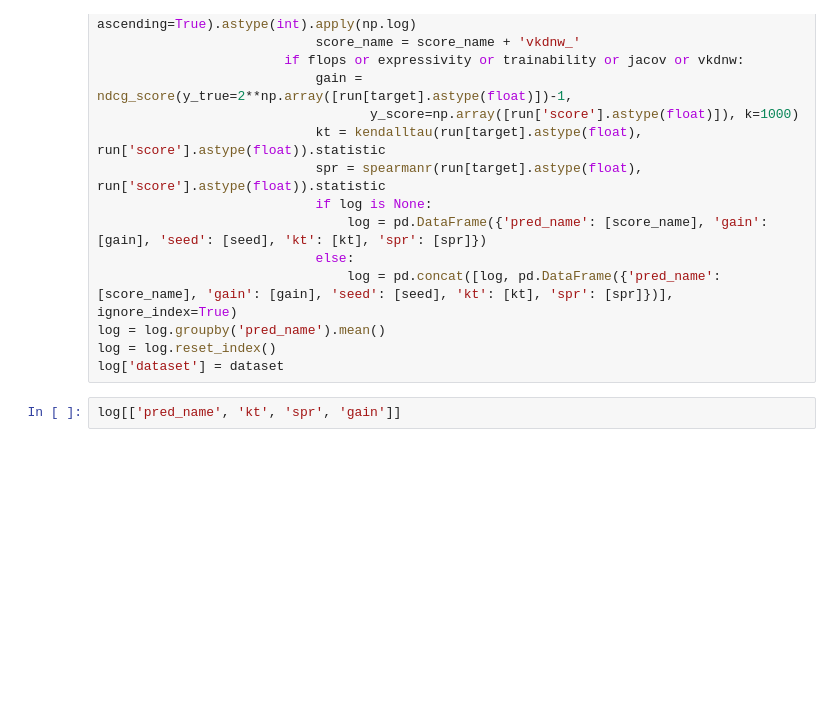
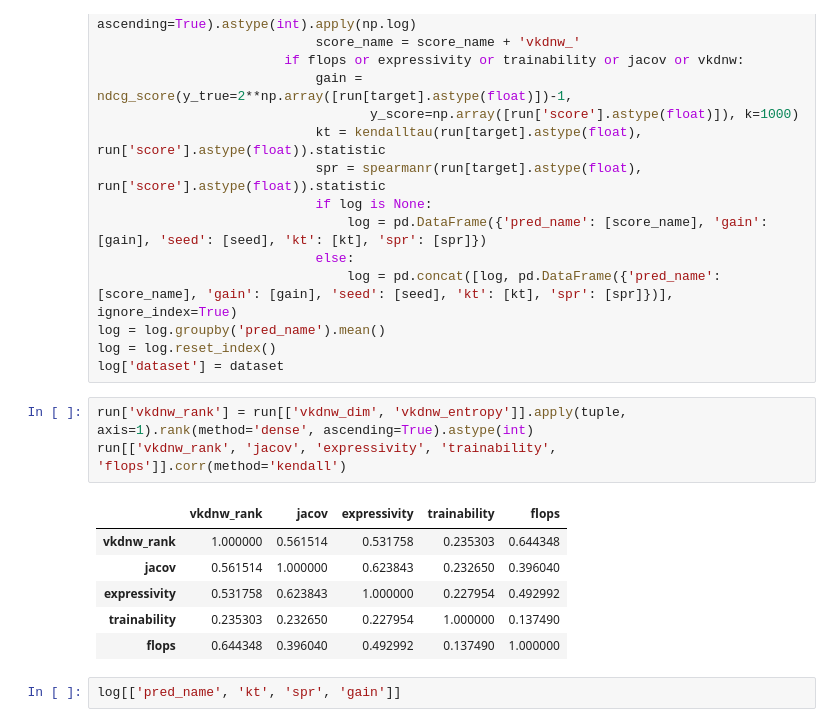
Before and after one commit to ondratybl/VKDNW, a Jupyter notebook: NB201/paper_preparation.ipynb, the cells around one changed output. Drawn from its saved outputs; the diff is of its cells as text; blank space fills up the shorter version.

```diff
--- a/NB201/paper_preparation.ipynb
+++ b/NB201/paper_preparation.ipynb
@@ -406,6 +406,16 @@ for run_str, seed in run_dict[dataset].items():
 log = log.groupby('pred_name').mean()
 log = log.reset_index()
 log['dataset'] = dataset
+# %%
+run['vkdnw_rank'] = run[['vkdnw_dim', 'vkdnw_entropy']].apply(tuple, axis=1).rank(method='dense', ascending=True).astype(int)
+run[['vkdnw_rank', 'jacov', 'expressivity', 'trainability', 'flops']].corr(method='kendall')
+# %% [output]
+|  | vkdnw_rank | jacov | expressivity | trainability | flops |
+| vkdnw_rank | 1.000000 | 0.561514 | 0.531758 | 0.235303 | 0.644348 |
+| jacov | 0.561514 | 1.000000 | 0.623843 | 0.232650 | 0.396040 |
+| expressivity | 0.531758 | 0.623843 | 1.000000 | 0.227954 | 0.492992 |
+| trainability | 0.235303 | 0.232650 | 0.227954 | 1.000000 | 0.137490 |
+| flops | 0.644348 | 0.396040 | 0.492992 | 0.137490 | 1.000000 |
 # %%
 log[['pred_name', 'kt', 'spr', 'gain']]
 # %% [output]
```
Also changed, not shown: parts of 7 cells of this notebook, 1 other file.
